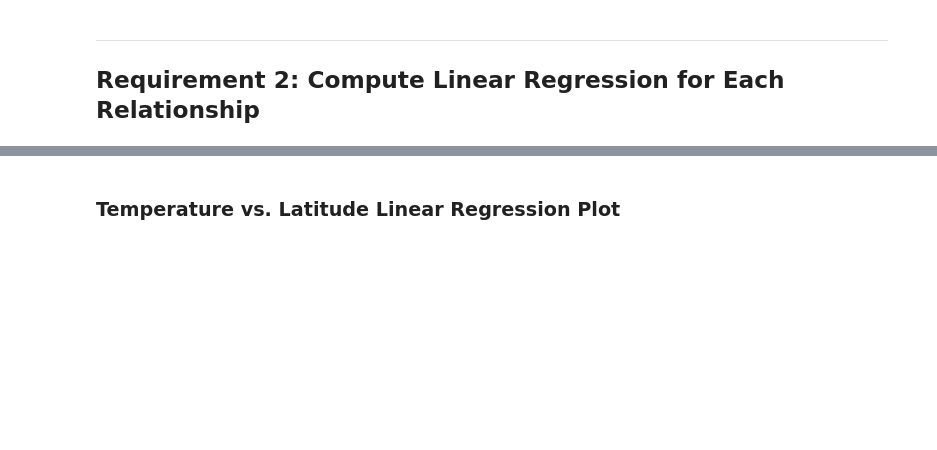
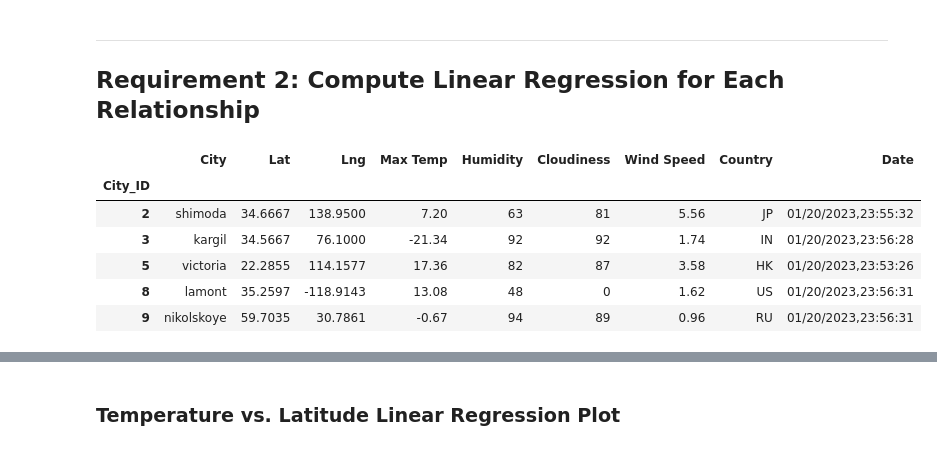
Before and after one commit to samipete/WeatherPy-VacationPy, a Jupyter notebook: Weather_VacationPy/WeatherPy.ipynb, the cells around one changed output, grey strips where cells are left out. Drawn from its saved outputs; the diff is of its cells as text; code cells hidden in the pictures; blank space fills up the shorter version.

```diff
--- a/Weather_VacationPy/WeatherPy.ipynb
+++ b/Weather_VacationPy/WeatherPy.ipynb
@@ -288,8 +300,15 @@ plt.show()
 # %%
 # Create a DataFrame with the Northern Hemisphere data (Latitude >= 0)
-# YOUR CODE HERE
-
+northern_hemi_df = city_data_df[(city_data_df['Lat']>=0)]
 # Display sample data
 northern_hemi_df.head()
+# %% [output]
+|  | City | Lat | Lng | Max Temp | Humidity | Cloudiness | Wind Speed | Country | Date |
+| City_ID |  |  |  |  |  |  |  |  |  |
+| 2 | shimoda | 34.6667 | 138.9500 | 7.20 | 63 | 81 | 5.56 | JP | 01/20/2023,23:55:32 |
+| 3 | kargil | 34.5667 | 76.1000 | -21.34 | 92 | 92 | 1.74 | IN | 01/20/2023,23:56:28 |
+| 5 | victoria | 22.2855 | 114.1577 | 17.36 | 82 | 87 | 3.58 | HK | 01/20/2023,23:53:26 |
+| 8 | lamont | 35.2597 | -118.9143 | 13.08 | 48 | 0 | 1.62 | US | 01/20/2023,23:56:31 |
+| 9 | nikolskoye | 59.7035 | 30.7861 | -0.67 | 94 | 89 | 0.96 | RU | 01/20/2023,23:56:31 |
 # %%
 # Create a DataFrame with the Southern Hemisphere data (Latitude < 0)
```
Also changed, not shown: parts of 5 cells of this notebook, 2 other files.
